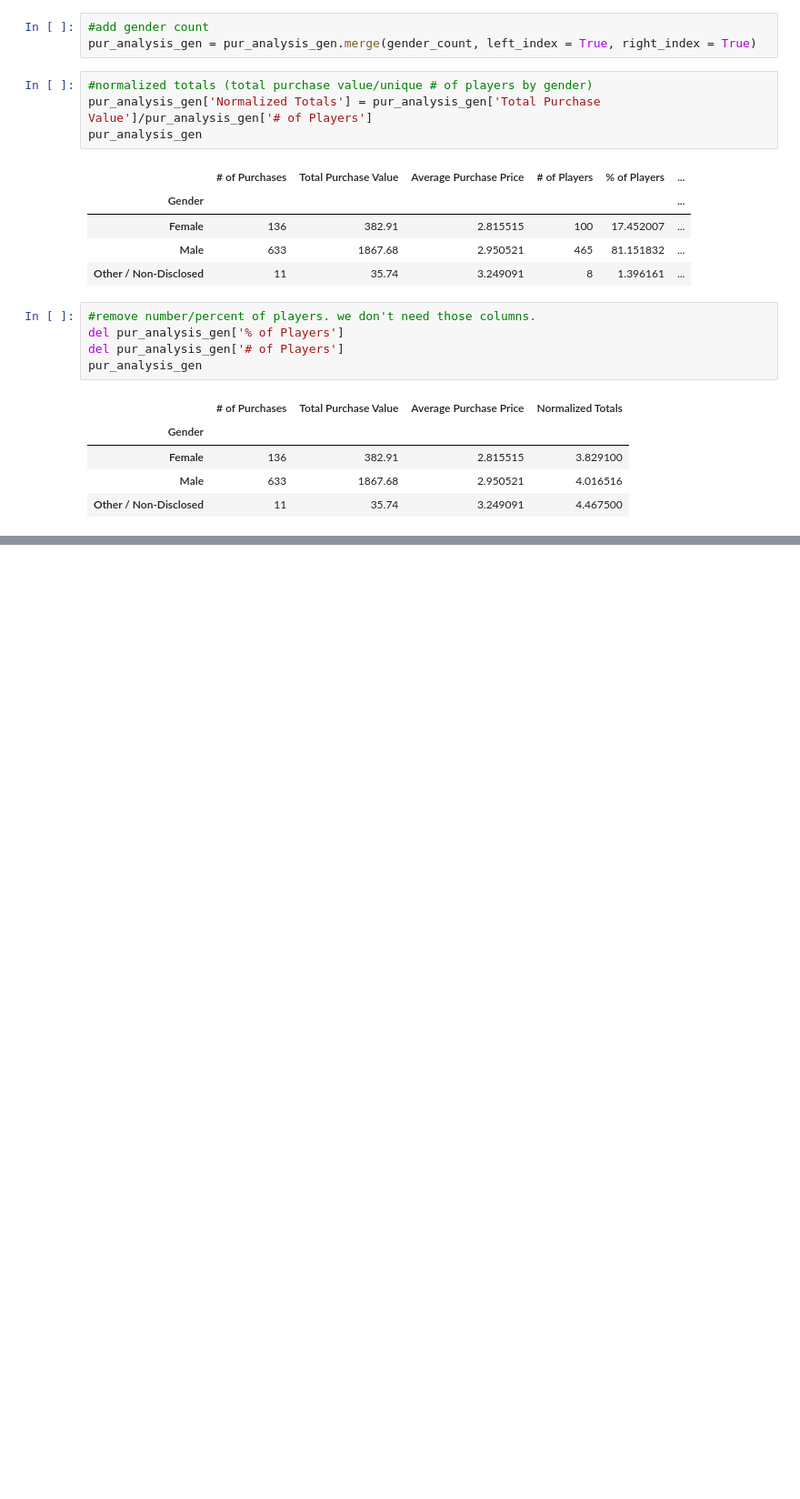
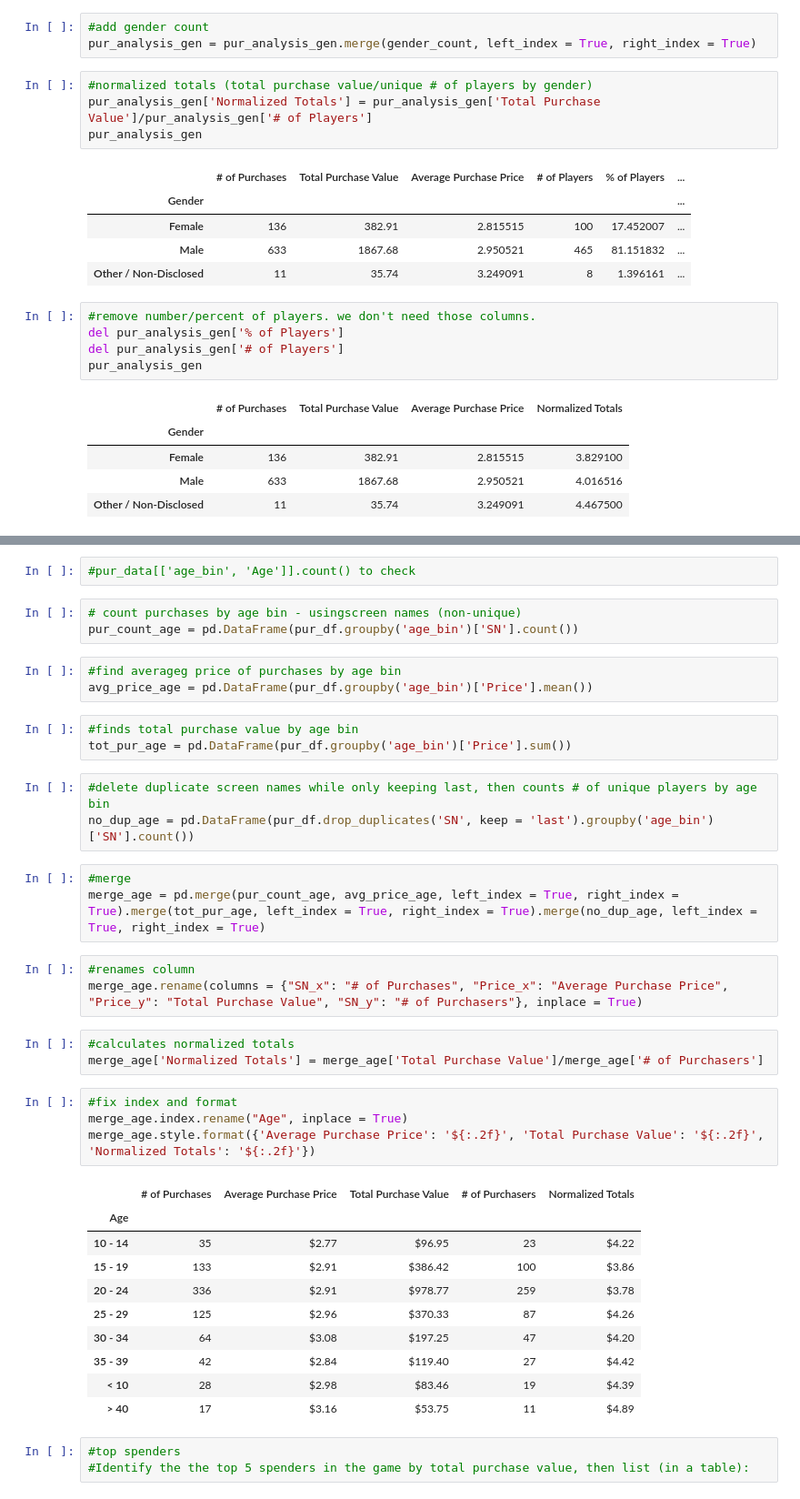
Before and after one commit to sarahdagher/HeroesOfPymoli, a Jupyter notebook: HeroesOfPymoli.ipynb, the cells around one changed output, grey strips where cells are left out. Shown: that part at 91% size. Drawn from its saved outputs; the diff is of its cells as text; blank space fills up the shorter version.

```diff
--- a/HeroesOfPymoli.ipynb
+++ b/HeroesOfPymoli.ipynb
@@ -125,0 +147,41 @@ pur_analysis_gen
+# %%
+#pur_data[['age_bin', 'Age']].count() to check
+# %%
+# count purchases by age bin - usingscreen names (non-unique)
+pur_count_age = pd.DataFrame(pur_df.groupby('age_bin')['SN'].count())
+# %%
+#find averageg price of purchases by age bin
+avg_price_age = pd.DataFrame(pur_df.groupby('age_bin')['Price'].mean())
+# %%
+#finds total purchase value by age bin
+tot_pur_age = pd.DataFrame(pur_df.groupby('age_bin')['Price'].sum())
+# %%
+#delete duplicate screen names while only keeping last, then counts # of unique players by age bin
+no_dup_age = pd.DataFrame(pur_df.drop_duplicates('SN', keep = 'last').groupby('age_bin')['SN'].count())
+# %%
+#merge
+merge_age = pd.merge(pur_count_age, avg_price_age, left_index = True, right_index = True).merge(tot_pur_age, left_index = True, right_index = True).merge(no_dup_age, left_index = True, right_index = True)
+# %%
+#renames column
+merge_age.rename(columns = {"SN_x": "# of Purchases", "Price_x": "Average Purchase Price", "Price_y": "Total Purchase Value", "SN_y": "# of Purchasers"}, inplace = True)
+# %%
+#calculates normalized totals
+merge_age['Normalized Totals'] = merge_age['Total Purchase Value']/merge_age['# of Purchasers']
+# %%
+#fix index and format
+merge_age.index.rename("Age", inplace = True)
+merge_age.style.format({'Average Purchase Price': '${:.2f}', 'Total Purchase Value': '${:.2f}', 'Normalized Totals': '${:.2f}'})
+# %% [output]
+|  | # of Purchases | Average Purchase Price | Total Purchase Value | # of Purchasers | Normalized Totals |
+| Age |  |  |  |  |  |
+| 10 - 14 | 35 | $2.77 | $96.95 | 23 | $4.22 |
+| 15 - 19 | 133 | $2.91 | $386.42 | 100 | $3.86 |
+| 20 - 24 | 336 | $2.91 | $978.77 | 259 | $3.78 |
+| 25 - 29 | 125 | $2.96 | $370.33 | 87 | $4.26 |
+| 30 - 34 | 64 | $3.08 | $197.25 | 47 | $4.20 |
+| 35 - 39 | 42 | $2.84 | $119.40 | 27 | $4.42 |
+| < 10 | 28 | $2.98 | $83.46 | 19 | $4.39 |
+| > 40 | 17 | $3.16 | $53.75 | 11 | $4.89 |
+# %%
+#top spenders
+#Identify the the top 5 spenders in the game by total purchase value, then list (in a table):
```
Also changed, not shown: parts of 16 cells of this notebook.
